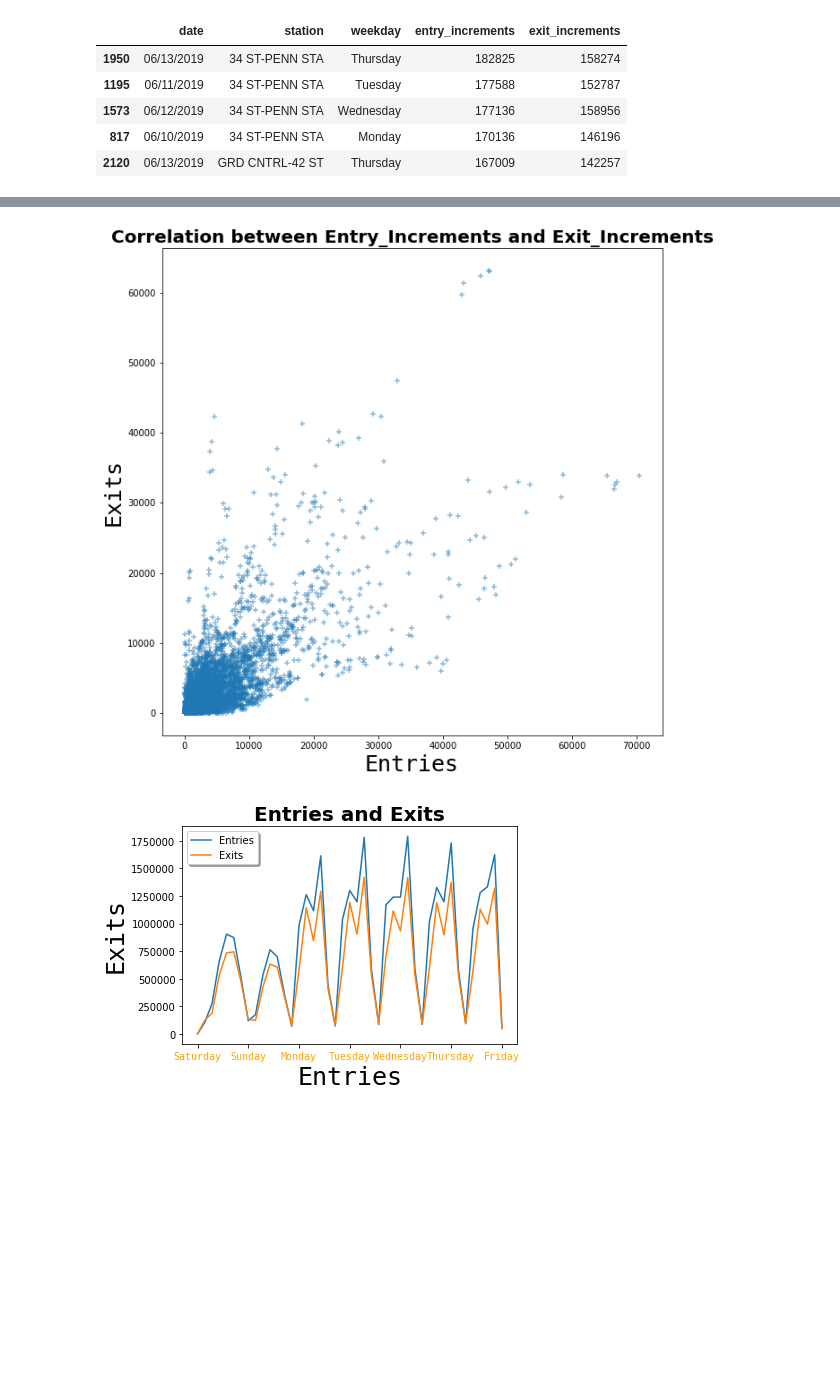
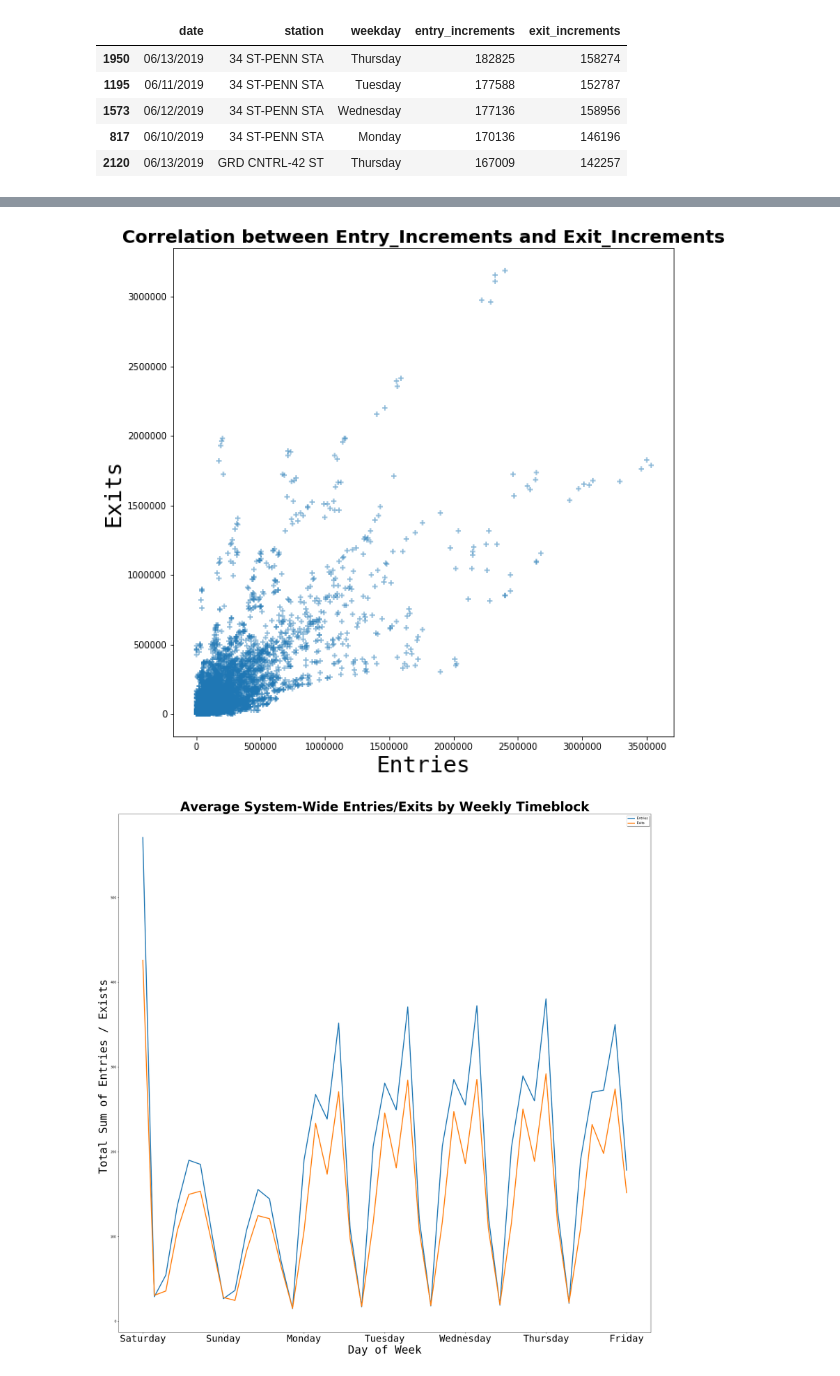
Before and after one commit to cnarrieta18/Metis_project1_mta, a Jupyter notebook: Project_01 - Matplotlib.ipynb, the cells around one changed output, grey strips where cells are left out. Saved outputs shown, nothing was run; the diff lists cells and outputs as text; code cells hidden in the pictures; blank space fills up the shorter version.

Commit message:
Charts and updated Matplotlib file

```diff
--- a/Project_01 - Matplotlib.ipynb
+++ b/Project_01 - Matplotlib.ipynb
@@ -4,7 +4,7 @@ import numpy as np
 import matplotlib as plt
 import datetime
 # %%
-url = 'http://web.mta.info/developers/data/nyct/turnstile/turnstile_190615.txt'
-df = pd.read_csv(url, header = 0, sep=',')
+# url = 'http://web.mta.info/developers/data/nyct/turnstile/turnstile_190615.txt'
+df = pd.read_csv('combined_csv.csv', header = 0, sep=',')
 df.columns = map(str.lower, df.columns) # - make headers lowercase
 df.columns = df.columns.str.strip().str.lower()
@@ -244,21 +229,22 @@ plt.ylabel("Exits", fontsize = '25', family = 'monospace',color='black');
 
 plt.show();
 # %% [output]
-[figure, old version]
+[figure, new version]
 # %%
-weekday_groupby = df.groupby(['time_block'])['entry_increments','exit_increments'].sum().reset_index()
-
-plt.plot(weekday_groupby['time_block'],weekday_groupby['entry_increments'])
-plt.plot(weekday_groupby['time_block'],weekday_groupby['exit_increments'])
-plt.title('Entries and Exits', fontsize=20, weight = 'bold')
+weekday_groupby = df.groupby(['time_block'])['entry_increments','exit_increments'].mean().reset_index()
+plt.figure(figsize = [30, 30])
+plt.plot(weekday_groupby['time_block'],weekday_groupby['entry_increments'], linewidth=3)
+plt.plot(weekday_groupby['time_block'],weekday_groupby['exit_increments'], linewidth=3)
+plt.title('Average System-Wide Entries/Exits by Weekly Timeblock', fontsize=40, weight = 'bold')
 x_labels = ['Saturday', 'Sunday','Monday','Tuesday','Wednesday','Thursday','Friday']
 ticks_x = np.linspace(0, 42, 7)
-plt.xticks(ticks_x, x_labels, fontsize = '10', family = 'monospace',color='orange')
-plt.xlabel("Entries", fontsize = '25', family = 'monospace',color='black');
-plt.ylabel("Exits", fontsize = '25', family = 'monospace',color='black');
+plt.xticks(ticks_x, x_labels, fontsize = '30', family = 'monospace',color='black')
+plt.xlabel("Day of Week", fontsize = '35', family = 'monospace',color='black');
+plt.ylabel("Total Sum of Entries / Exists ", fontsize = '35', family = 'monospace',color='black');
 plt.legend(['Entries','Exits'],shadow = True, loc = 0);
+plt.savefig('average_entries_exits.png')
 # %% [output]
-[figure, old version]
+[figure, new version]
 # %%
 #top 6 control areas
 #grid plots of entries and exits by day
```
Also changed, not shown: parts of 20 cells of this notebook, 5 other files.
